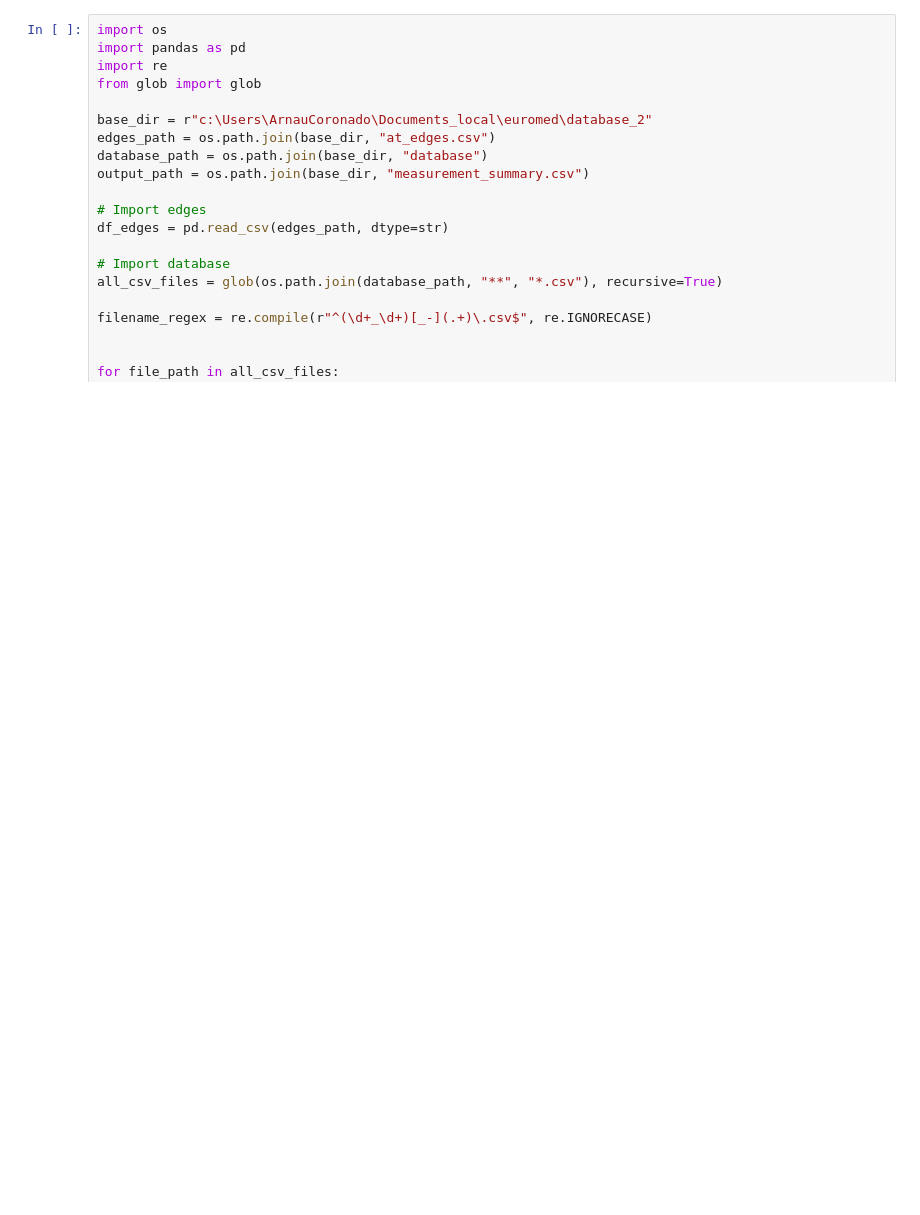
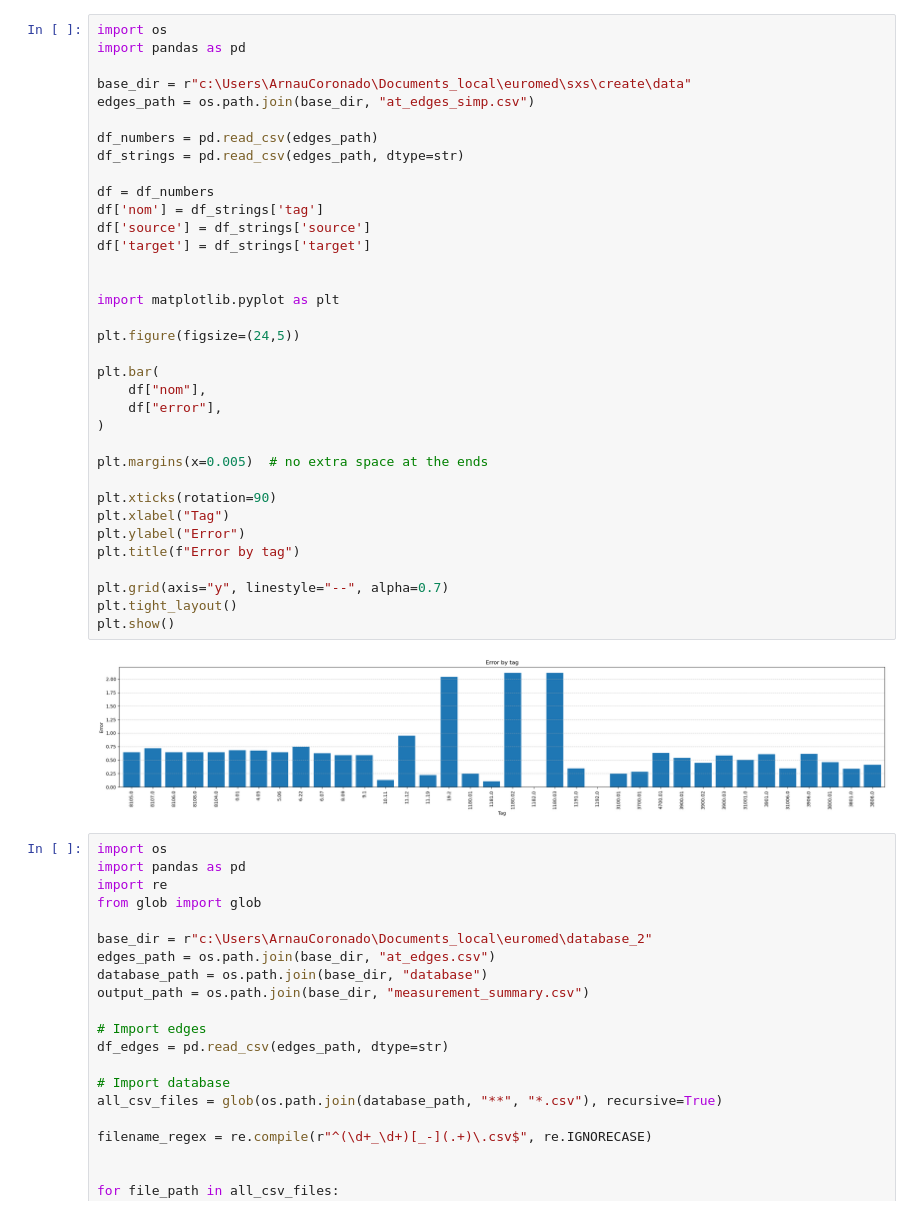
Before and after one commit to LeoDaVinci16/sxs, a Jupyter notebook: database/database.ipynb, the cells around one changed output. Drawn from its saved outputs; the diff is of its cells as text; blank space fills up the shorter version.

```diff
--- a/database/database.ipynb
+++ b/database/database.ipynb
@@ -30,3 +76,40 @@ df.head(10)
+# %%
+import os
+import pandas as pd
+
+base_dir = r"c:\Users\ArnauCoronado\Documents_local\euromed\sxs\create\data"
+edges_path = os.path.join(base_dir, "at_edges_simp.csv")
+
+df_numbers = pd.read_csv(edges_path)
+df_strings = pd.read_csv(edges_path, dtype=str)
+
+df = df_numbers
+df['nom'] = df_strings['tag']
+df['source'] = df_strings['source']
+df['target'] = df_strings['target']
+
+
+import matplotlib.pyplot as plt
+
+plt.figure(figsize=(24,5))
+
+plt.bar(
+    df["nom"],
+    df["error"],
+)
+
+plt.margins(x=0.005)  # no extra space at the ends
+
+plt.xticks(rotation=90)
+plt.xlabel("Tag")
+plt.ylabel("Error")
+plt.title(f"Error by tag")
+
+plt.grid(axis="y", linestyle="--", alpha=0.7)
+plt.tight_layout()
+plt.show()
+# %% [output]
+[figure, added]
 # %%
 import os
 import pandas as pd
```
Also changed, not shown: parts of 4 cells of this notebook, 5 other files.
